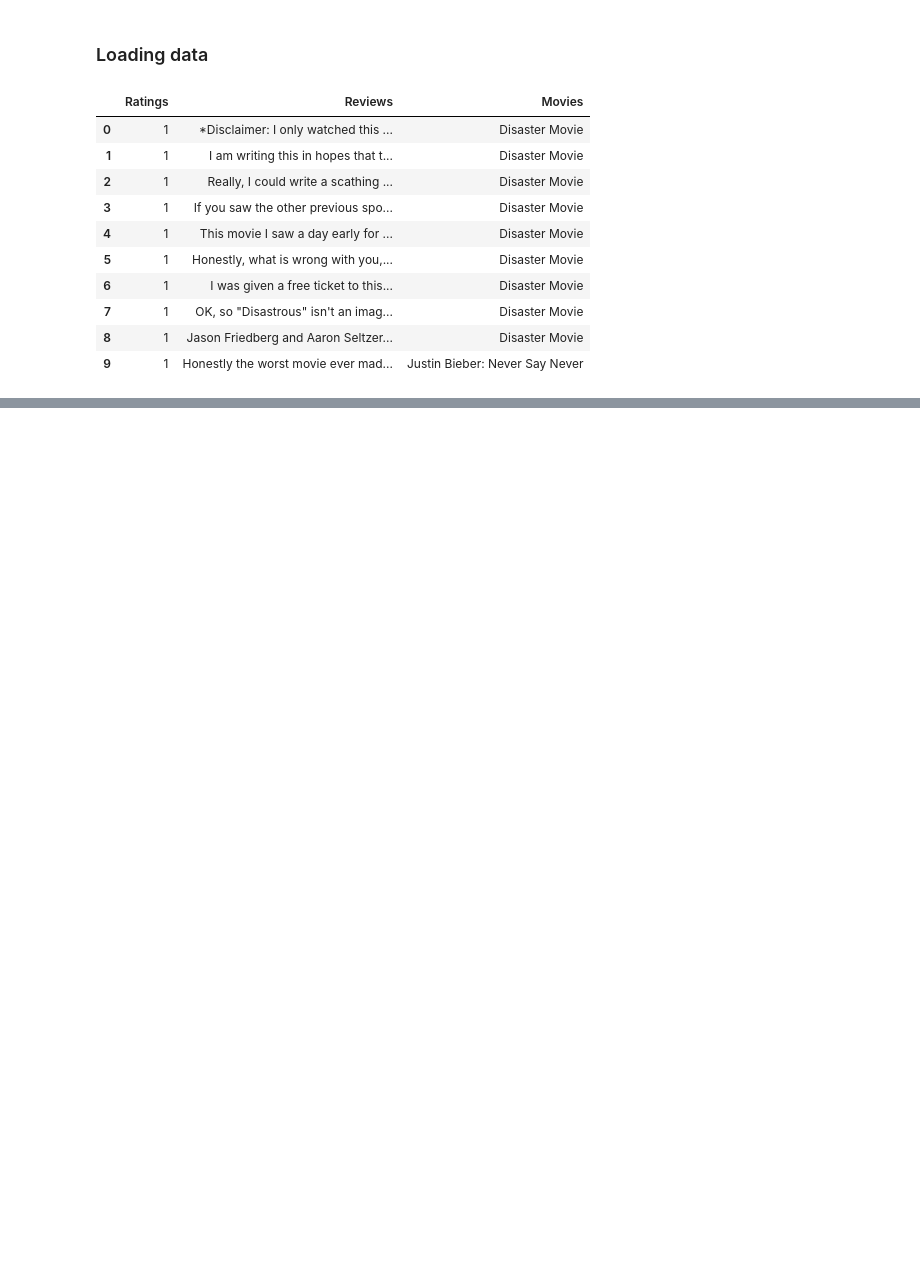
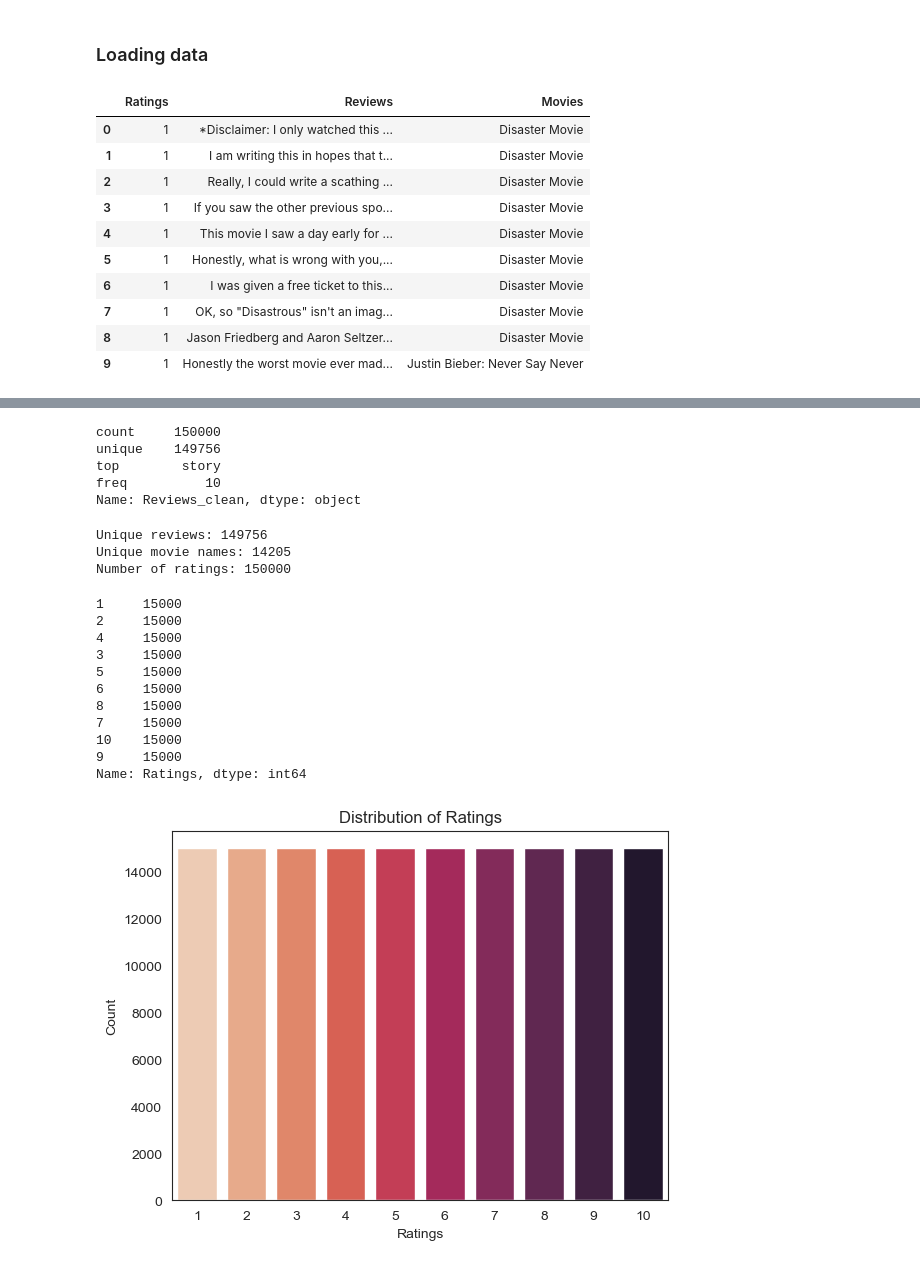
Before and after one commit to stngan/sentiment-python, a Jupyter notebook: sentiment.ipynb, the cells around one changed output, grey strips where cells are left out. Cells and saved outputs as stored; diff of their text form; code cells hidden in the pictures; blank space fills up the shorter version.

```diff
--- a/sentiment.ipynb
+++ b/sentiment.ipynb
@@ -40,0 +54,3 @@ df.head(10)
+# %%
+def remove_url(review):
+    return re.sub(r'http\S+', '', review)
@@ -40,0 +65,35 @@ df.head(10)
+# %%
+def contraction_expansion(review):
+    contraction_dict = {
+        "won't": "would not",
+        "can't": "can not",
+        "don't": "do not",
+        "shouldn't": "should not",
+        "needn't": "need not",
+        "hasn't": "has not",
+        "haven't": "have not",
+        "weren't": "were not",
+        "mightn't": "might not",
+        "didn't": "did not",
+        "n't": " not",
+        "'re": " are",
+        "'s": " is",
+        "'d": " would",
+        "'ll": " will",
+        "'ve": " have",
+        "'m": " am"
+    }
+    for contraction, expansion in contraction_dict.items():
+        review = re.sub(r"\b" + re.escape(contraction) + r"\b", expansion, review)
+    return review
+# %%
+def data_cleaning(review):
+    review = contraction_expansion(review)
+    review = remove_special_character(review)
+    review = remove_url(review)
+    review = remove_stopwords(review)
+    return review
+# %%
+pd.options.display.max_colwidth = 1000
+df['Reviews_clean']=df['Reviews'].apply(data_cleaning)
+df.head(5)
@@ -40,0 +127,39 @@ df.head(10)
+# %%
+df['Reviews_clean'].describe()
+# %% [output]
+count     150000
+unique    149756
+top        story
+freq          10
+Name: Reviews_clean, dtype: object
+# %%
+unique_reviews_count = df['Reviews_clean'].nunique()
+unique_movie_names_count = df['Movies'].nunique()
+ratings_count = df['Ratings'].count()
+print(f'Unique reviews: {unique_reviews_count}')
+print(f'Unique movie names: {unique_movie_names_count}')
+print(f'Number of ratings: {ratings_count}')
+# %% [output]
+Unique reviews: 149756
+Unique movie names: 14205
+Number of ratings: 150000
+# %%
+sns.countplot(x=df['Ratings'], palette='rocket_r')
+plt.title('Distribution of Ratings')
+plt.xlabel('Ratings')
+plt.ylabel('Count')
+print(df['Ratings'].value_counts())
+plt.show()
+# %% [output]
+1     15000
+2     15000
+4     15000
+3     15000
+5     15000
+6     15000
+8     15000
+7     15000
+10    15000
+9     15000
+Name: Ratings, dtype: int64
+[figure, added]
```
Also changed, not shown: parts of 9 cells of this notebook.
